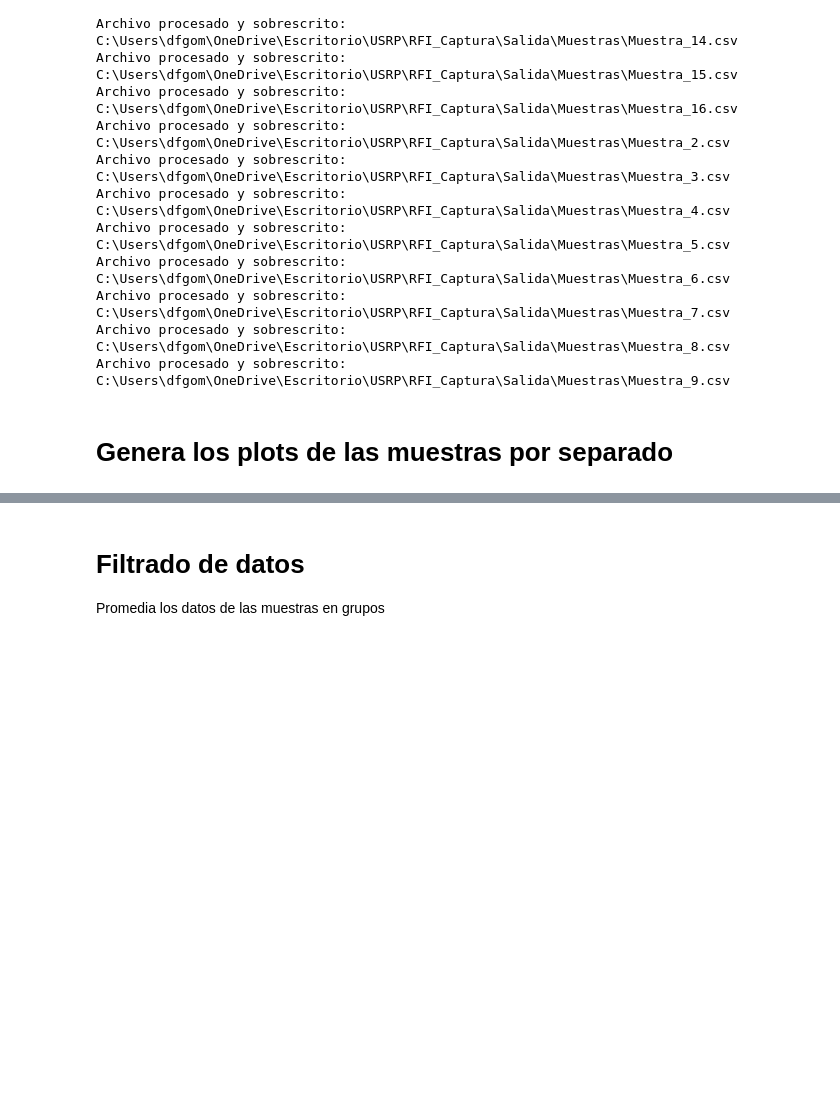
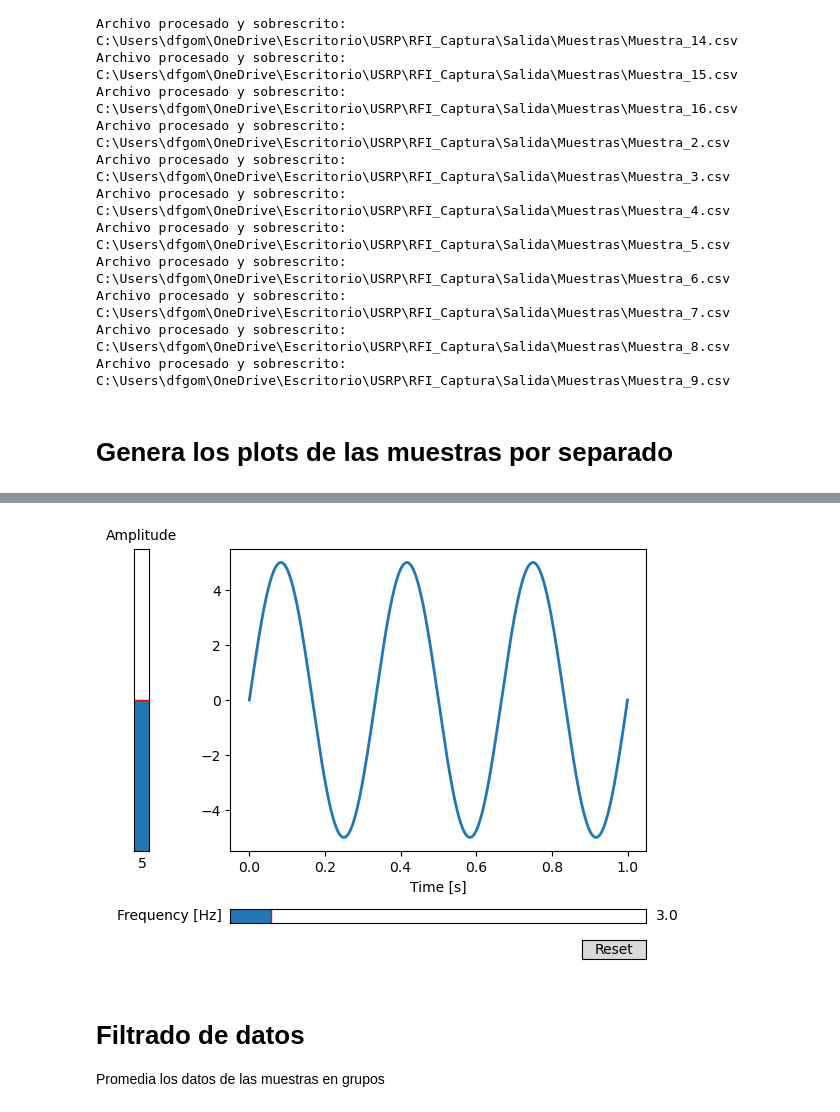
Before and after one commit to Danielfgb/Captura-RFI, a Jupyter notebook: Salida/Datos.ipynb, the cells around one changed output, grey strips where cells are left out. Saved outputs shown, nothing was run; the diff lists cells and outputs as text; code cells hidden in the pictures; blank space fills up the shorter version.

```diff
--- a/Salida/Datos.ipynb
+++ b/Salida/Datos.ipynb
@@ -328,3 +271,73 @@ Gráficos generados y guardados en la carpeta 'plots'.
+# %%
+import matplotlib.pyplot as plt
+import numpy as np
+
+from matplotlib.widgets import Button, Slider
+
+
+# The parametrized function to be plotted
+def f(t, amplitude, frequency):
+    return amplitude * np.sin(2 * np.pi * frequency * t)
+
+t = np.linspace(0, 1, 1000)
+
+# Define initial parameters
+init_amplitude = 5
+init_frequency = 3
+
+# Create the figure and the line that we will manipulate
+fig, ax = plt.subplots()
+line, = ax.plot(t, f(t, init_amplitude, init_frequency), lw=2)
+ax.set_xlabel('Time [s]')
+
+# adjust the main plot to make room for the sliders
+fig.subplots_adjust(left=0.25, bottom=0.25)
+
+# Make a horizontal slider to control the frequency.
+axfreq = fig.add_axes([0.25, 0.1, 0.65, 0.03])
+freq_slider = Slider(
+    ax=axfreq,
+    label='Frequency [Hz]',
+    valmin=0.1,
+    valmax=30,
+    valinit=init_frequency,
+)
+
+# Make a vertically oriented slider to control the amplitude
+axamp = fig.add_axes([0.1, 0.25, 0.0225, 0.63])
+amp_slider = Slider(
+    ax=axamp,
+    label="Amplitude",
+    valmin=0,
+    valmax=10,
+    valinit=init_amplitude,
+    orientation="vertical"
+)
+
+
+# The function to be called anytime a slider's value changes
+def update(val):
+    line.set_ydata(f(t, amp_slider.val, freq_slider.val))
+    fig.canvas.draw_idle()
+
+
+# register the update function with each slider
+freq_slider.on_changed(update)
+amp_slider.on_changed(update)
+
+# Create a `matplotlib.widgets.Button` to reset the sliders to initial values.
+resetax = fig.add_axes([0.8, 0.025, 0.1, 0.04])
+button = Button(resetax, 'Reset', hovercolor='0.975')
+
+
+def reset(event):
+    freq_slider.reset()
+    amp_slider.reset()
+button.on_clicked(reset)
+
+plt.show()
+# %% [output]
+[figure, added]
 # %% [markdown]
 # Filtrado de datos
 
```
Also changed, not shown: parts of 10 cells of this notebook, 2 other files.
